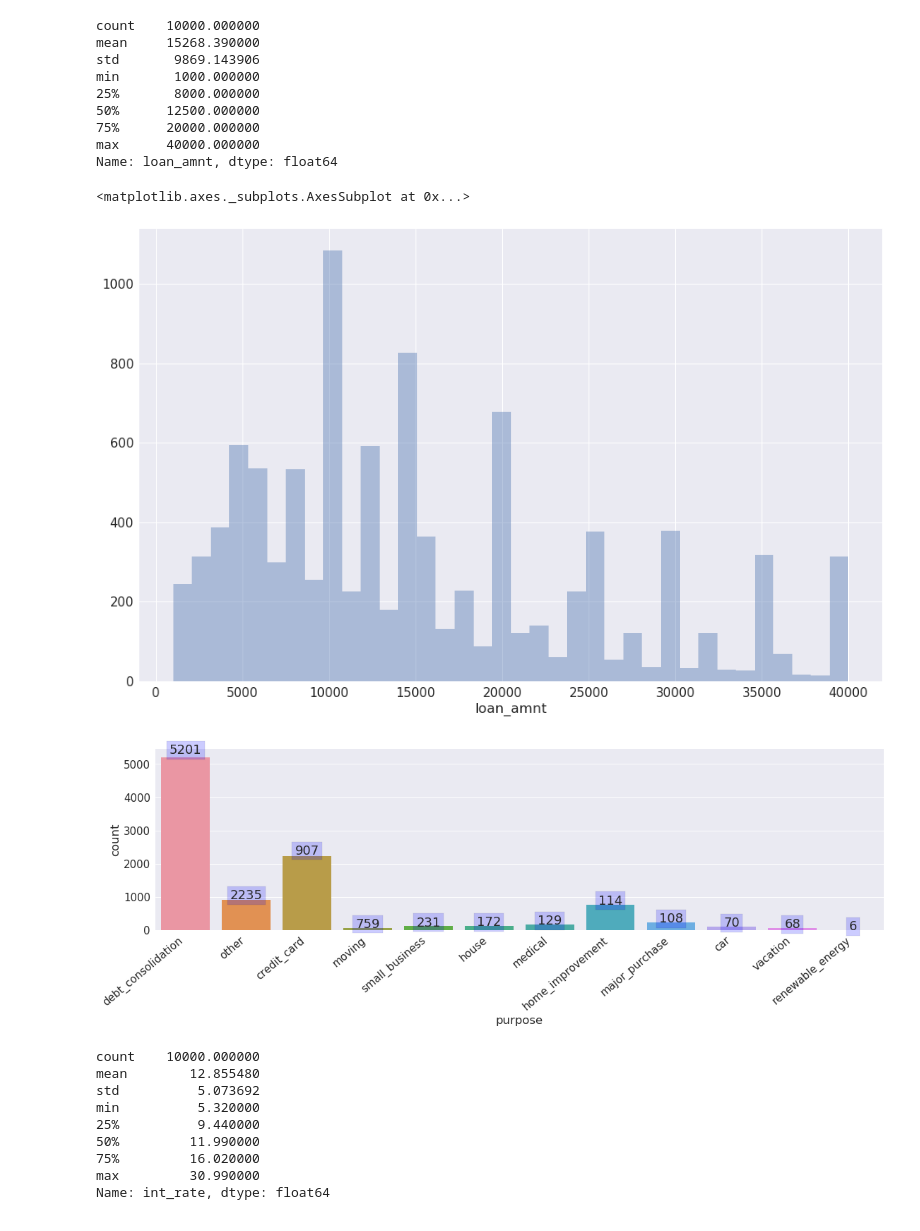
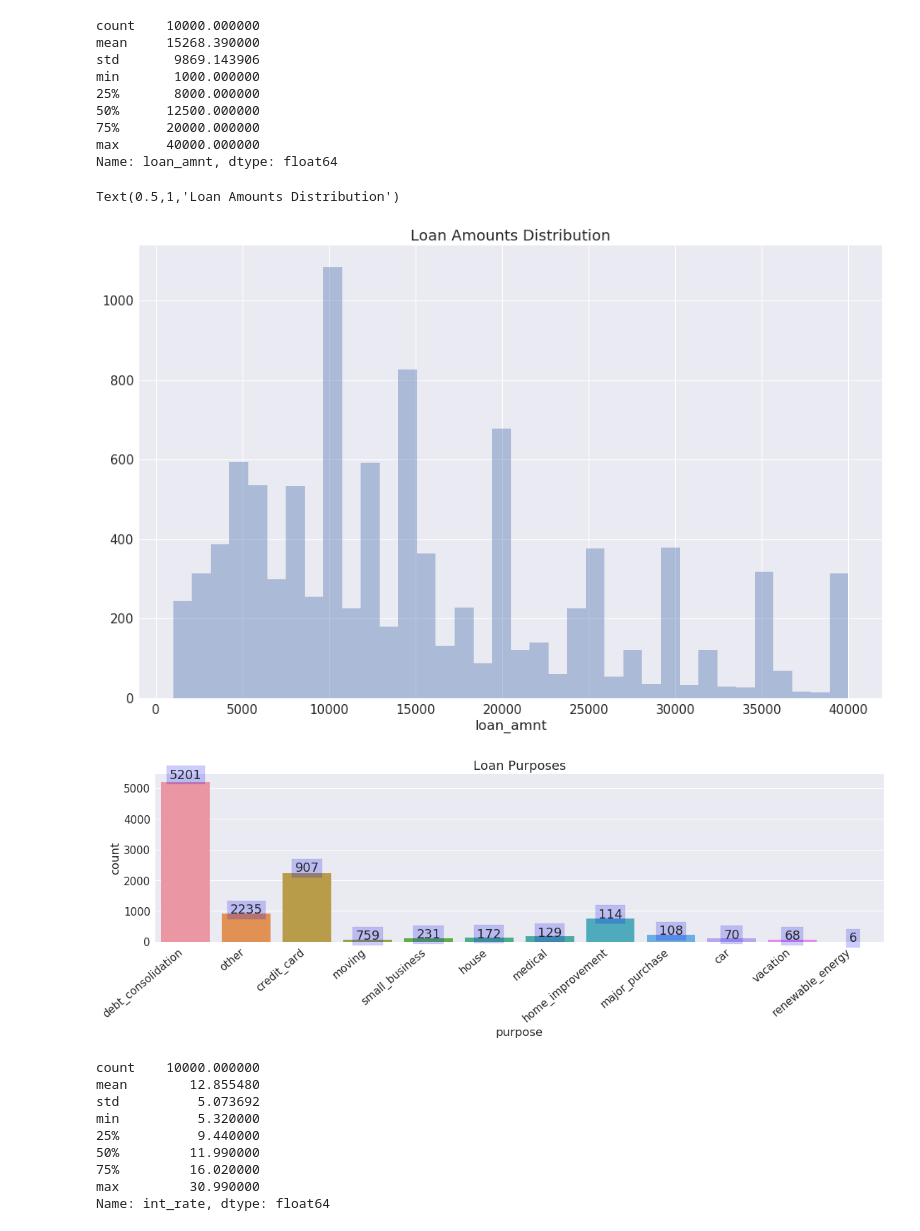
Before and after one commit to harrinac/lending_club_analysis, a Jupyter notebook: Lending Club Analyis.ipynb, the cells around one changed output. Saved outputs shown, nothing was run; the diff lists cells and outputs as text; code cells hidden in the pictures.

```diff
--- a/Lending Club Analyis.ipynb
+++ b/Lending Club Analyis.ipynb
@@ -233,12 +177,10 @@ Name: loan_amnt, dtype: float64
 # %%
 fig= plt.gcf()
 fig.set_size_inches( 16, 10)
-#sns.distplot(df["loan_amnt"]);
-#sns.distplot( df["loan_amnt"], bins=20)
-sns.distplot( a=df["loan_amnt"], hist=True, kde=False, rug=False )
+sns.distplot( a=df["loan_amnt"], hist=True, kde=False, rug=False ).set_title("Loan Amounts Distribution")
 # %% [output]
-<matplotlib.axes._subplots.AxesSubplot at 0x...>
+Text(0.5,1,'Loan Amounts Distribution')
-[figure, old version]
+[figure, new version]
 # %%
 
 sns.set(font_scale=1.5)
@@ -248,8 +190,8 @@ fig.set_size_inches(16, 6)
 
 ax = sns.countplot(x="purpose", data=df)
 ax.set_xticklabels(ax.get_xticklabels(), rotation=40, ha="right")
+ax.set_title("Loan Purposes")
 
-#
 plt.tight_layout()
 #plt.show()
 
@@ -262,7 +204,7 @@ for idx, p in enumerate(ax.patches):
             vals[idx], bbox=dict(facecolor='blue', alpha=0.2),
             ha="center")
 # %% [output]
-[figure, old version]
+[figure, new version]
 # %%
 df["int_rate"].describe()
 # %% [output]
```
Also changed, not shown: parts of 37 cells of this notebook.
